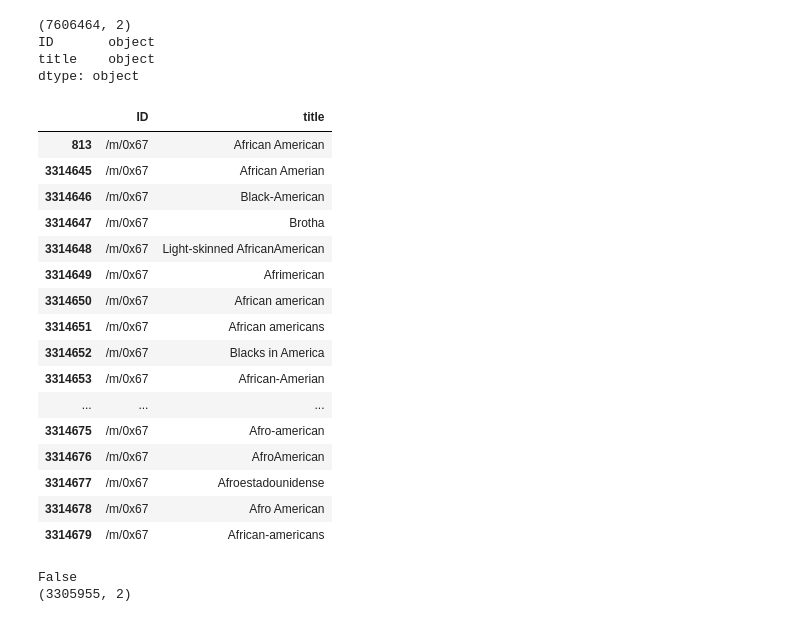
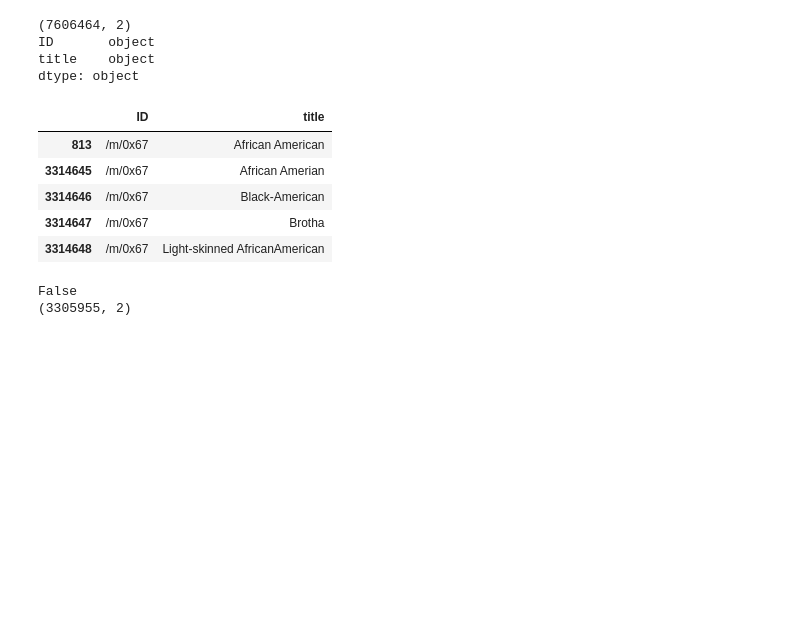
Before and after one commit to epfl-ada/ada-2022-project-nolemonnomelon, a Jupyter notebook: Exploratory analysis.ipynb, the cells around one changed output. Saved outputs shown, nothing was run; the diff lists cells and outputs as text; code cells hidden in the pictures; blank space fills up the shorter version.

```diff
--- a/Exploratory analysis.ipynb
+++ b/Exploratory analysis.ipynb
@@ -41,7 +41,7 @@ As we are interested in the exploration of the ethnicities, we need to map the f
 # %%
 # Load the data to map the Freebase ID to a title
 # Unzip the mid2name.tsv.gz file before running this cell
-df_mapID = pd.read_csv("Expanded_data/mid2name.tsv.gz", sep='\t', names=['ID', 'title'])
+df_mapID = pd.read_csv("Expanded_data/mid2name.tsv", sep='\t', names=['ID', 'title'])
 df_mapID.head()
 # %% [output]
 |  | ID | title |
@@ -60,25 +60,14 @@ title    object
 dtype: object
 # %%
 # Example of a mapping of one ethnicity
-df_mapID.loc[df_mapID.ID == '/m/0x67']
+df_mapID.loc[df_mapID.ID == '/m/0x67'].head(5)
 # %% [output]
 |  | ID | title |
 | 813 | /m/0x67 | African American |
 | 3314645 | /m/0x67 | African Amerian |
 | 3314646 | /m/0x67 | Black-American |
 | 3314647 | /m/0x67 | Brotha |
 | 3314648 | /m/0x67 | Light-skinned AfricanAmerican |
-| 3314649 | /m/0x67 | Afrimerican |
-| 3314650 | /m/0x67 | African american |
-| 3314651 | /m/0x67 | African americans |
-| 3314652 | /m/0x67 | Blacks in America |
-| 3314653 | /m/0x67 | African-Amerian |
-| ... | ... | ... |
-| 3314675 | /m/0x67 | Afro-american |
-| 3314676 | /m/0x67 | AfroAmerican |
-| 3314677 | /m/0x67 | Afroestadounidense |
-| 3314678 | /m/0x67 | Afro American |
-| 3314679 | /m/0x67 | African-americans |
 # %%
 # As there is many titles to one ID, we choose to drop duplicate by keeping only the first row in which the ID appears
 print(df_mapID.ID.is_unique)
```
Also changed, not shown: parts of 22 cells of this notebook.
